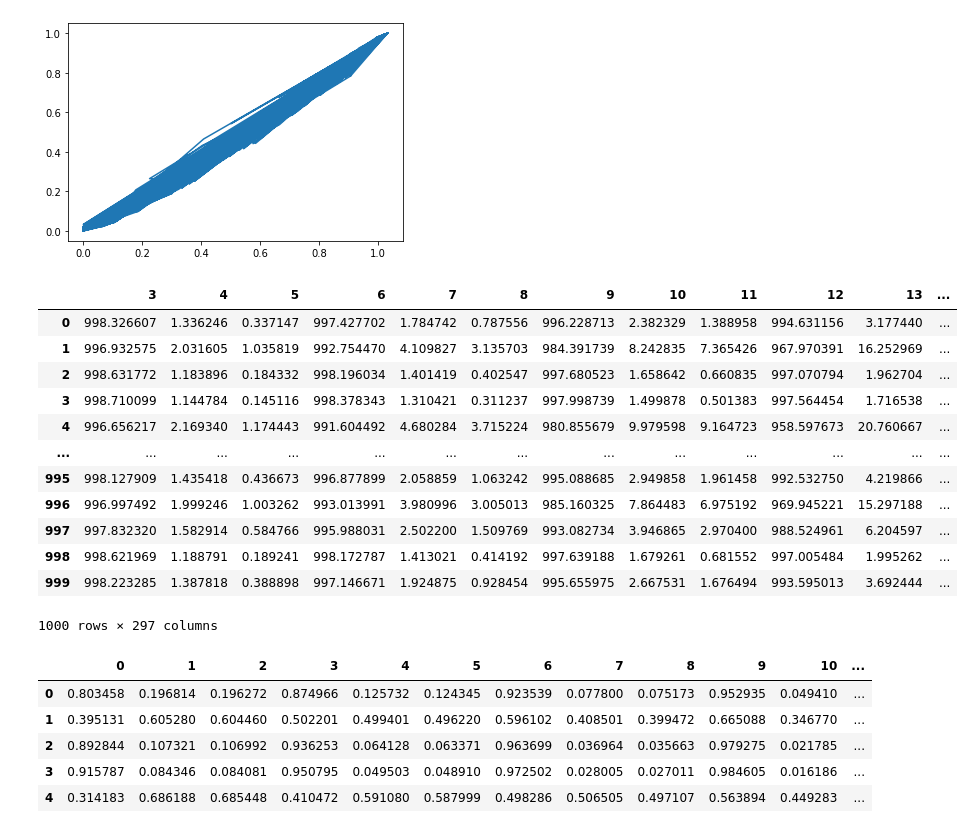
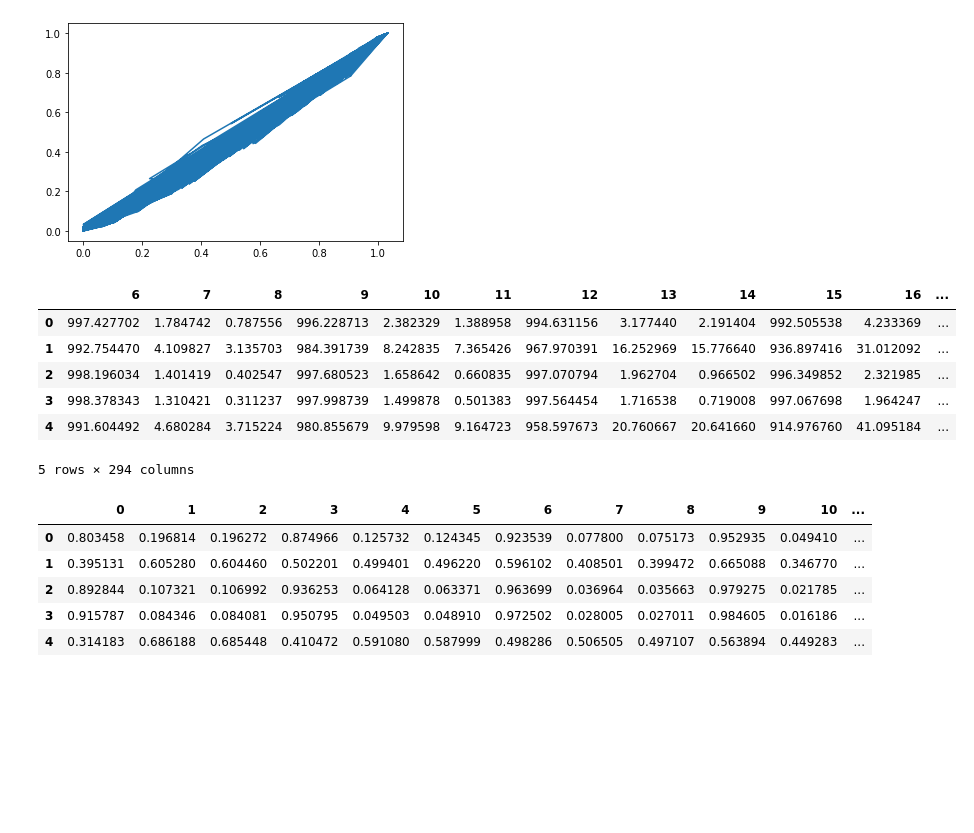
Before and after one commit to dharma610/Neural-network-model-for-compartmenral-model-SIR-and-SEIR-, a Jupyter notebook: part5.ipynb, the cells around one changed output. Saved outputs shown, nothing was run; the diff lists cells and outputs as text; code cells hidden in the pictures; blank space fills up the shorter version.

```diff
--- a/part5.ipynb
+++ b/part5.ipynb
@@ -300,24 +300,18 @@ for i in range(100):
 # %%
 #original data obtained from solving differential eqn
 #columns are in S, I, R order for day  2,3, ......100.
 
 
 comp_data = comp_data.iloc[:, 3:300]
-comp_data
+comp_data.head()
 # %% [output]
-|  | 3 | 4 | 5 | 6 | 7 | 8 | 9 | 10 | 11 | 12 | 13 | ... |
-| 0 | 998.326607 | 1.336246 | 0.337147 | 997.427702 | 1.784742 | 0.787556 | 996.228713 | 2.382329 | 1.388958 | 994.631156 | 3.177440 | ... |
-| 1 | 996.932575 | 2.031605 | 1.035819 | 992.754470 | 4.109827 | 3.135703 | 984.391739 | 8.242835 | 7.365426 | 967.970391 | 16.252969 | ... |
-| 2 | 998.631772 | 1.183896 | 0.184332 | 998.196034 | 1.401419 | 0.402547 | 997.680523 | 1.658642 | 0.660835 | 997.070794 | 1.962704 | ... |
-| 3 | 998.710099 | 1.144784 | 0.145116 | 998.378343 | 1.310421 | 0.311237 | 997.998739 | 1.499878 | 0.501383 | 997.564454 | 1.716538 | ... |
-| 4 | 996.656217 | 2.169340 | 1.174443 | 991.604492 | 4.680284 | 3.715224 | 980.855679 | 9.979598 | 9.164723 | 958.597673 | 20.760667 | ... |
-| ... | ... | ... | ... | ... | ... | ... | ... | ... | ... | ... | ... | ... |
-| 995 | 998.127909 | 1.435418 | 0.436673 | 996.877899 | 2.058859 | 1.063242 | 995.088685 | 2.949858 | 1.961458 | 992.532750 | 4.219866 | ... |
-| 996 | 996.997492 | 1.999246 | 1.003262 | 993.013991 | 3.980996 | 3.005013 | 985.160325 | 7.864483 | 6.975192 | 969.945221 | 15.297188 | ... |
-| 997 | 997.832320 | 1.582914 | 0.584766 | 995.988031 | 2.502200 | 1.509769 | 993.082734 | 3.946865 | 2.970400 | 988.524961 | 6.204597 | ... |
-| 998 | 998.621969 | 1.188791 | 0.189241 | 998.172787 | 1.413021 | 0.414192 | 997.639188 | 1.679261 | 0.681552 | 997.005484 | 1.995262 | ... |
-| 999 | 998.223285 | 1.387818 | 0.388898 | 997.146671 | 1.924875 | 0.928454 | 995.655975 | 2.667531 | 1.676494 | 993.595013 | 3.692444 | ... |
+|  | 6 | 7 | 8 | 9 | 10 | 11 | 12 | 13 | 14 | 15 | 16 | ... |
+| 0 | 997.427702 | 1.784742 | 0.787556 | 996.228713 | 2.382329 | 1.388958 | 994.631156 | 3.177440 | 2.191404 | 992.505538 | 4.233369 | ... |
+| 1 | 992.754470 | 4.109827 | 3.135703 | 984.391739 | 8.242835 | 7.365426 | 967.970391 | 16.252969 | 15.776640 | 936.897416 | 31.012092 | ... |
+| 2 | 998.196034 | 1.401419 | 0.402547 | 997.680523 | 1.658642 | 0.660835 | 997.070794 | 1.962704 | 0.966502 | 996.349852 | 2.321985 | ... |
+| 3 | 998.378343 | 1.310421 | 0.311237 | 997.998739 | 1.499878 | 0.501383 | 997.564454 | 1.716538 | 0.719008 | 997.067698 | 1.964247 | ... |
+| 4 | 991.604492 | 4.680284 | 3.715224 | 980.855679 | 9.979598 | 9.164723 | 958.597673 | 20.760667 | 20.641660 | 914.976760 | 41.095184 | ... |
-1000 rows × 297 columns
+5 rows × 294 columns
 # %%
 from sklearn.preprocessing import MinMaxScaler
 scaler = MinMaxScaler()
```
Also changed, not shown: parts of 3 cells of this notebook.
